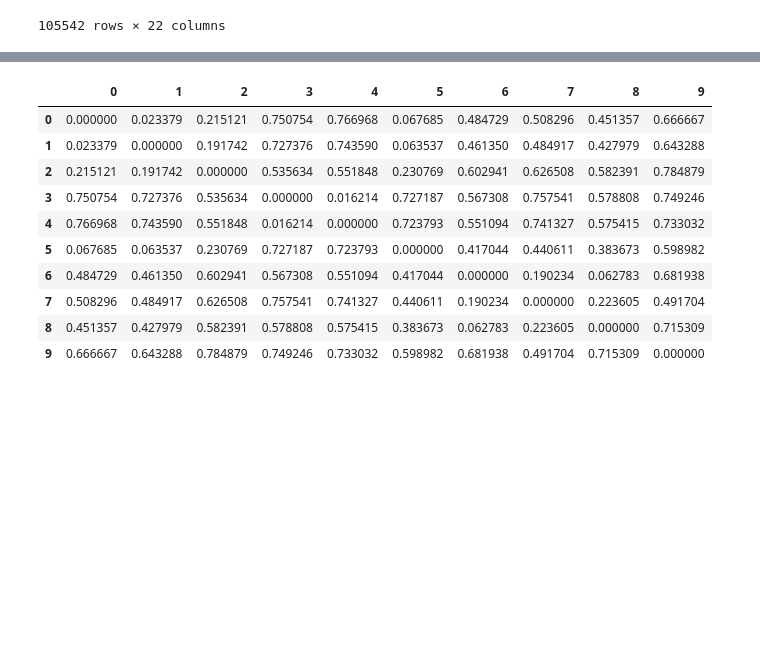
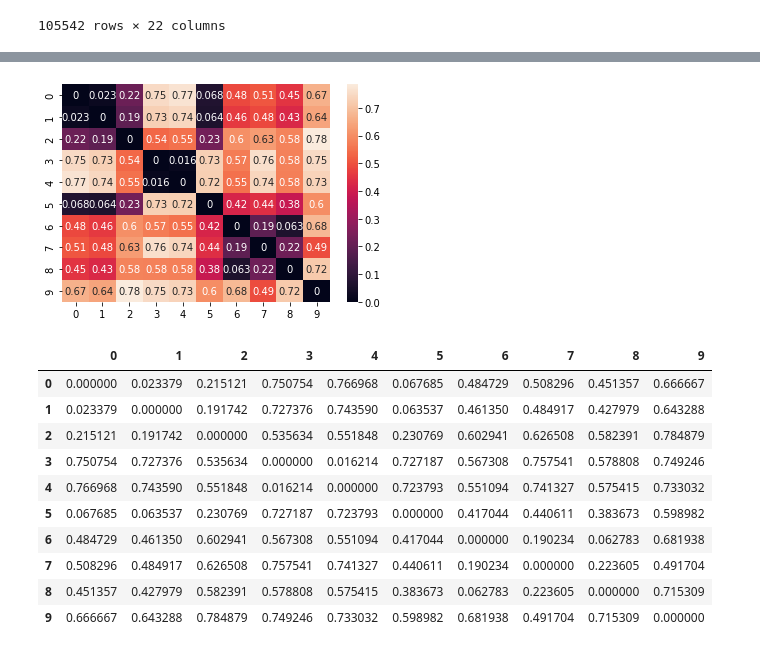
Before and after one commit to NaceurJed/celfernandes, a Jupyter notebook: notebooks/Notebook_related_to_2/Data analysis products.ipynb, the cells around one changed output, grey strips where cells are left out. Cells and saved outputs as stored; diff of their text form; code cells hidden in the pictures; blank space fills up the shorter version.

```diff
--- a/notebooks/Notebook_related_to_2/Data analysis products.ipynb
+++ b/notebooks/Notebook_related_to_2/Data analysis products.ipynb
@@ -262,5 +431,14 @@ dataframe = pd.DataFrame.from_dict(dictionary)
 # %%
 import gower
 
+import numpy as np
+from pandas import DataFrame
+import seaborn as sns
+%matplotlib inline
+
+
 distance_matrix = gower.gower_matrix(dataframe)
+sns.heatmap(distance_matrix, annot=True);
+# %% [output]
+[figure, added]
 # %%
```
Also changed, not shown: parts of 59 cells of this notebook, 1 other file.
